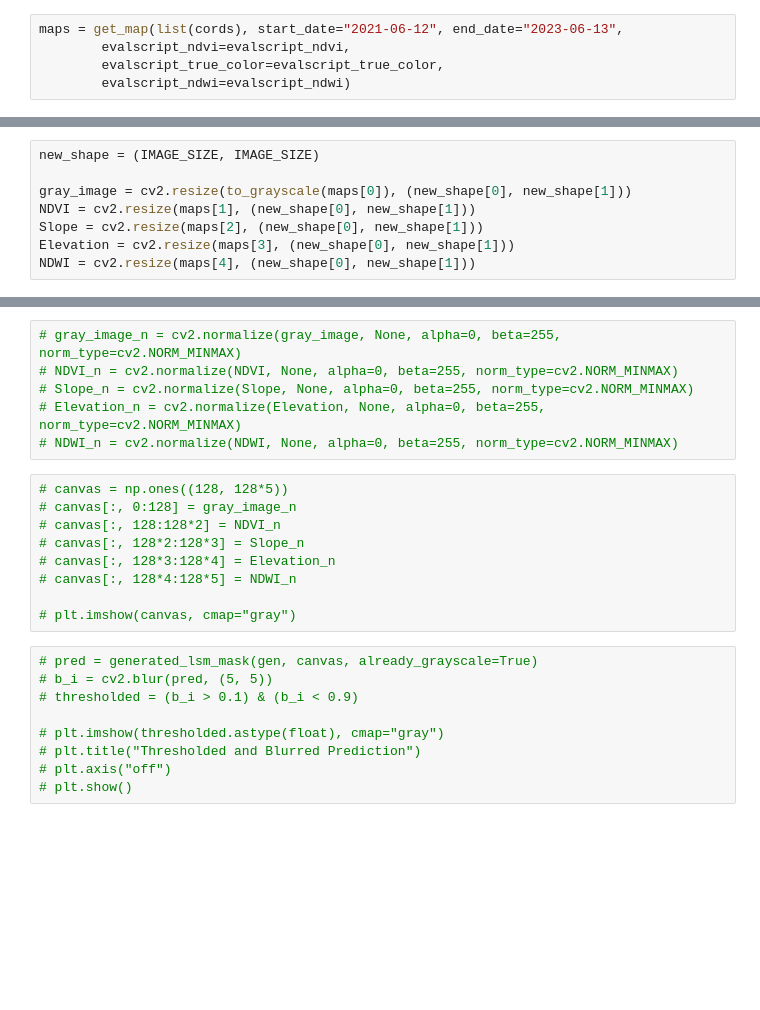
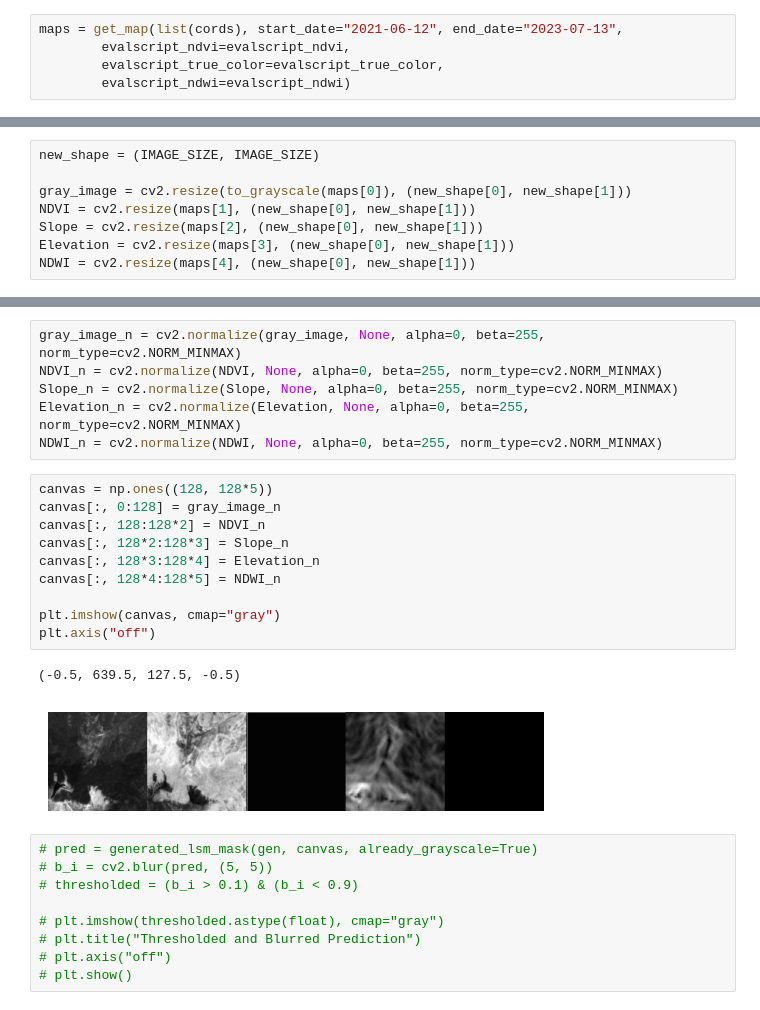
Before and after one commit to Neural-Mapping/Multi-Pix2Pix, a Jupyter notebook: extract_sat_data.ipynb, the cells around one changed output, grey strips where cells are left out. Saved outputs shown, nothing was run; the diff lists cells and outputs as text; blank space fills up the shorter version.

```diff
--- a/extract_sat_data.ipynb
+++ b/extract_sat_data.ipynb
@@ -254,7 +430,7 @@ print(f"Image shape at {resolution} m resolution: {size} pixels")
 # %% [output]
 Image shape at 0.8 m resolution: (1716, 1792) pixels
 # %%
-maps = get_map(list(cords), start_date="2021-06-12", end_date="2023-06-13",
+maps = get_map(list(cords), start_date="2021-06-12", end_date="2023-07-13",
         evalscript_ndvi=evalscript_ndvi,
         evalscript_true_color=evalscript_true_color,
         evalscript_ndwi=evalscript_ndwi)
@@ -290,18 +466,22 @@ plt.show()
 # %%
-# gray_image_n = cv2.normalize(gray_image, None, alpha=0, beta=255, norm_type=cv2.NORM_MINMAX)
-# NDVI_n = cv2.normalize(NDVI, None, alpha=0, beta=255, norm_type=cv2.NORM_MINMAX)
-# Slope_n = cv2.normalize(Slope, None, alpha=0, beta=255, norm_type=cv2.NORM_MINMAX)
-# Elevation_n = cv2.normalize(Elevation, None, alpha=0, beta=255, norm_type=cv2.NORM_MINMAX)
-# NDWI_n = cv2.normalize(NDWI, None, alpha=0, beta=255, norm_type=cv2.NORM_MINMAX)
+gray_image_n = cv2.normalize(gray_image, None, alpha=0, beta=255, norm_type=cv2.NORM_MINMAX)
+NDVI_n = cv2.normalize(NDVI, None, alpha=0, beta=255, norm_type=cv2.NORM_MINMAX)
+Slope_n = cv2.normalize(Slope, None, alpha=0, beta=255, norm_type=cv2.NORM_MINMAX)
+Elevation_n = cv2.normalize(Elevation, None, alpha=0, beta=255, norm_type=cv2.NORM_MINMAX)
+NDWI_n = cv2.normalize(NDWI, None, alpha=0, beta=255, norm_type=cv2.NORM_MINMAX)
 # %%
-# canvas = np.ones((128, 128*5))
-# canvas[:, 0:128] = gray_image_n
-# canvas[:, 128:128*2] = NDVI_n
-# canvas[:, 128*2:128*3] = Slope_n
-# canvas[:, 128*3:128*4] = Elevation_n
-# canvas[:, 128*4:128*5] = NDWI_n
+canvas = np.ones((128, 128*5))
+canvas[:, 0:128] = gray_image_n
+canvas[:, 128:128*2] = NDVI_n
+canvas[:, 128*2:128*3] = Slope_n
+canvas[:, 128*3:128*4] = Elevation_n
+canvas[:, 128*4:128*5] = NDWI_n
 
-# plt.imshow(canvas, cmap="gray")
+plt.imshow(canvas, cmap="gray")
+plt.axis("off")
+# %% [output]
+(-0.5, 639.5, 127.5, -0.5)
+[figure, added]
 # %%
 # pred = generated_lsm_mask(gen, canvas, already_grayscale=True)
 # b_i = cv2.blur(pred, (5, 5))
```
Also changed, not shown: parts of 8 cells of this notebook, 3 other files.
